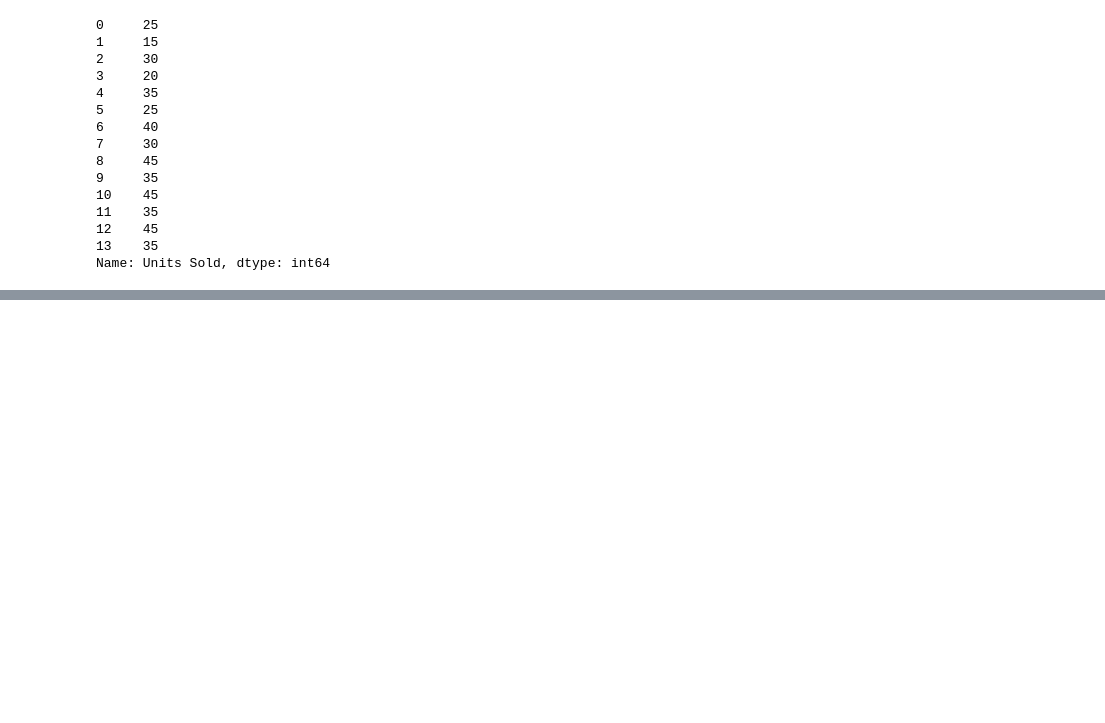
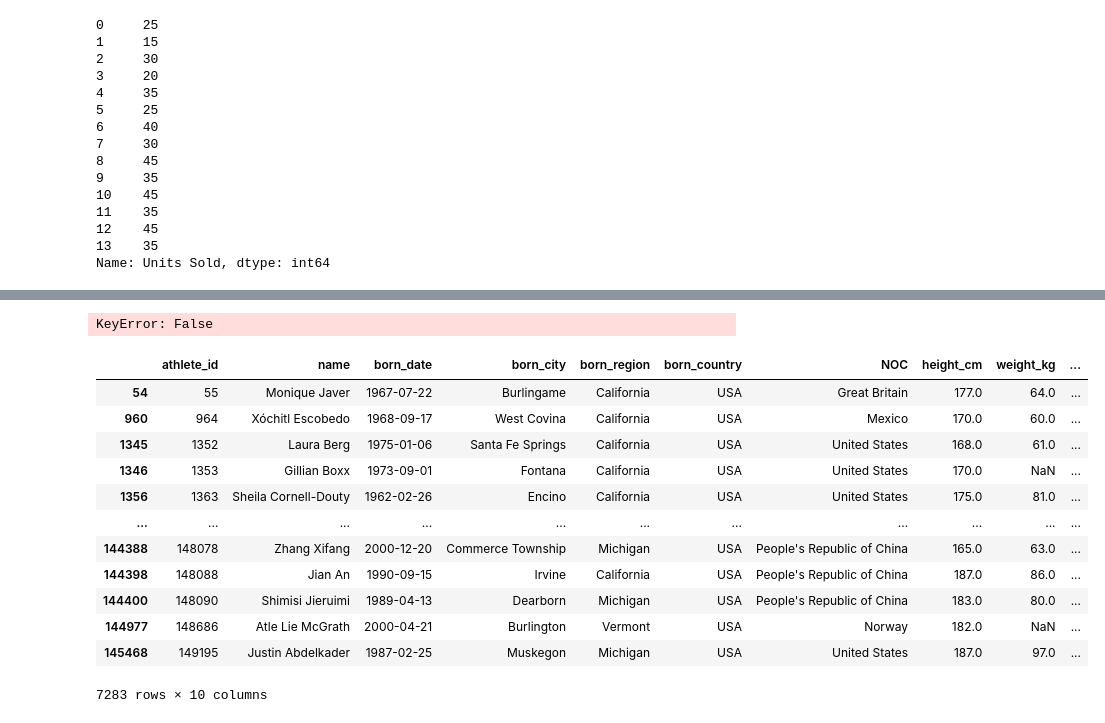
Before and after one commit to rohitsinghuid30/complete_pandas_tutorial, a Jupyter notebook: tutorial3.ipynb, the cells around one changed output, grey strips where cells are left out. Drawn from its saved outputs; the diff is of its cells as text; code cells hidden in the pictures; blank space fills up the shorter version.

```diff
--- a/tutorial3.ipynb
+++ b/tutorial3.ipynb
@@ -144,0 +346,22 @@ Name: Units Sold, dtype: int64
+# %%
+# and operator
+bios[(bios['height_cm']>160) & (bios['born_country'=='USA'])]
+# %% [output]
+KeyError: False
+# %%
+# and operator
+bios[(bios['height_cm']>160) & (bios['born_country']=='USA')]
+# %% [output]
+|  | athlete_id | name | born_date | born_city | born_region | born_country | NOC | height_cm | weight_kg | ... |
+| 54 | 55 | Monique Javer | 1967-07-22 | Burlingame | California | USA | Great Britain | 177.0 | 64.0 | ... |
+| 960 | 964 | Xóchitl Escobedo | 1968-09-17 | West Covina | California | USA | Mexico | 170.0 | 60.0 | ... |
+| 1345 | 1352 | Laura Berg | 1975-01-06 | Santa Fe Springs | California | USA | United States | 168.0 | 61.0 | ... |
+| 1346 | 1353 | Gillian Boxx | 1973-09-01 | Fontana | California | USA | United States | 170.0 | NaN | ... |
+| 1356 | 1363 | Sheila Cornell-Douty | 1962-02-26 | Encino | California | USA | United States | 175.0 | 81.0 | ... |
+| ... | ... | ... | ... | ... | ... | ... | ... | ... | ... | ... |
+| 144388 | 148078 | Zhang Xifang | 2000-12-20 | Commerce Township | Michigan | USA | People's Republic of China | 165.0 | 63.0 | ... |
+| 144398 | 148088 | Jian An | 1990-09-15 | Irvine | California | USA | People's Republic of China | 187.0 | 86.0 | ... |
+| 144400 | 148090 | Shimisi Jieruimi | 1989-04-13 | Dearborn | Michigan | USA | People's Republic of China | 183.0 | 80.0 | ... |
+| 144977 | 148686 | Atle Lie McGrath | 2000-04-21 | Burlington | Vermont | USA | Norway | 182.0 | NaN | ... |
+| 145468 | 149195 | Justin Abdelkader | 1987-02-25 | Muskegon | Michigan | USA | United States | 187.0 | 97.0 | ... |
+7283 rows × 10 columns
```
Also changed, not shown: parts of 18 cells of this notebook.
